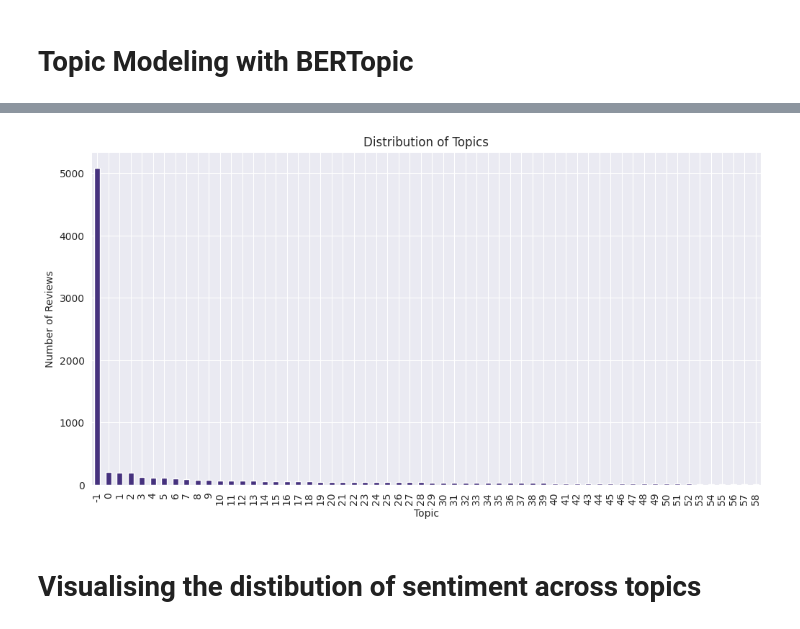
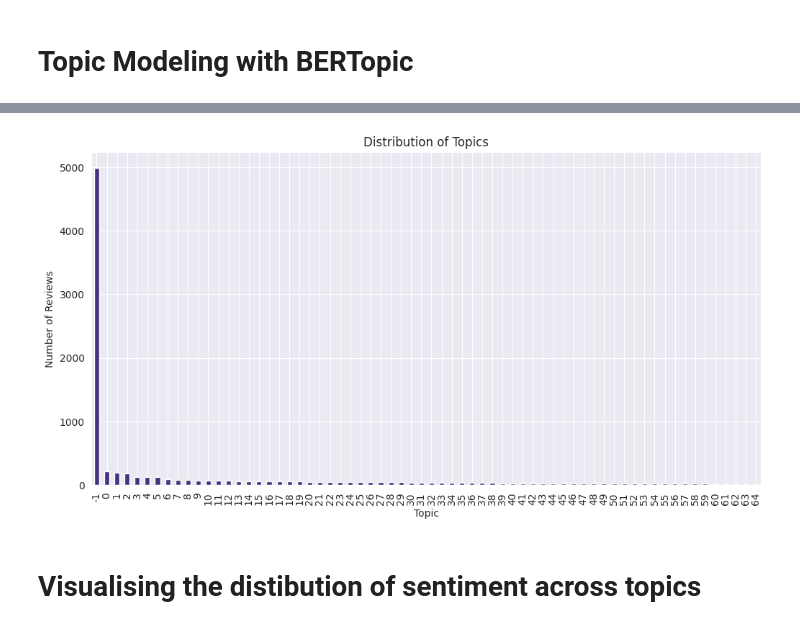
Before and after one commit to harshamathew1/Sentiment_analysis, a Jupyter notebook: project.ipynb, the cells around one changed output, grey strips where cells are left out. Cells and saved outputs as stored; diff of their text form; code cells hidden in the pictures.

```diff
--- a/project.ipynb
+++ b/project.ipynb
@@ -642,34 +671,35 @@ Precision: 0.90, Recall: 0.90, F1-Score: 0.89
 # %%
 reviews = df['Cleaned_Review'].tolist()
 n_topics =40 # no.of topics
 # Parameter tuning
+tokenizer = BertTokenizer.from_pretrained('bert-base-uncased')
 embedding_model = SentenceTransformer("all-MiniLM-L6-v2")
 umap_model = UMAP(n_neighbors=15, n_components=n_topics, metric='cosine')
 
 # Initialising BERTopic
 topic_model = BERTopic(
     embedding_model=embedding_model,
     umap_model=umap_model,
     n_gram_range=(1, 3),
-    min_topic_size=15,
-    top_n_words=14
+    min_topic_size=13,
+    top_n_words=10
 )
 
 # Fitting the model and transforming reviews into topics
 topics, probs = topic_model.fit_transform(reviews)
 
 # Adding topics to the DataFrame
 df['Topic'] = topics
 
 # Step 6: Visualize the distribution of topics
 topic_distribution = df['Topic'].value_counts()
 topic_distribution.plot(kind='bar', figsize=(12, 6))
 plt.title('Distribution of Topics')
 plt.xlabel('Topic')
 plt.ylabel('Number of Reviews')
 plt.show()
 # %% [output]
-[figure, old version]
+[figure, new version]
 # %% [markdown]
 # Visualising the distibution of sentiment across topics
 # %%
```
Also changed, not shown: parts of 27 cells of this notebook.
